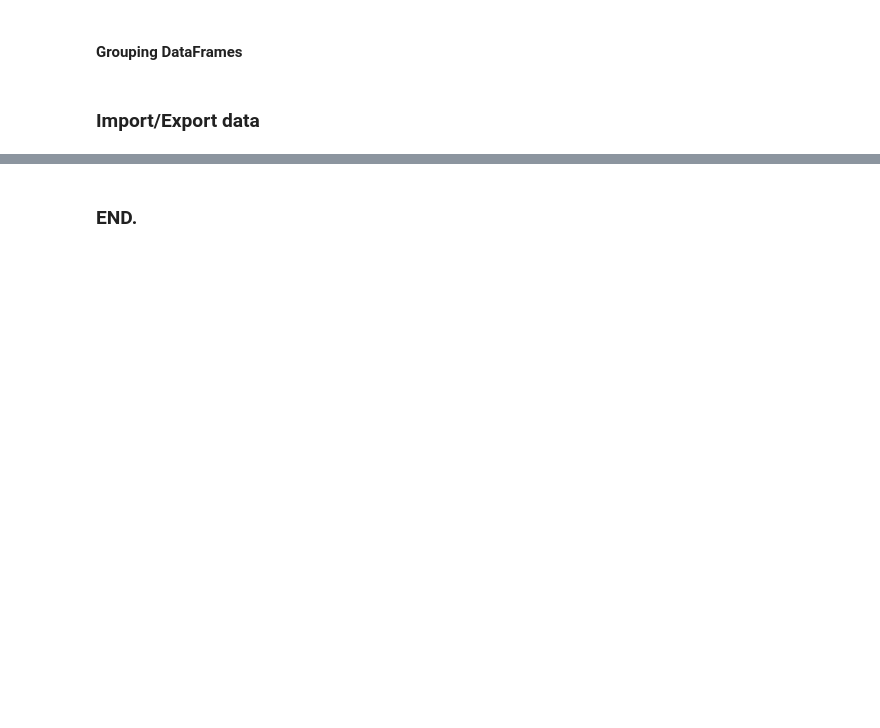
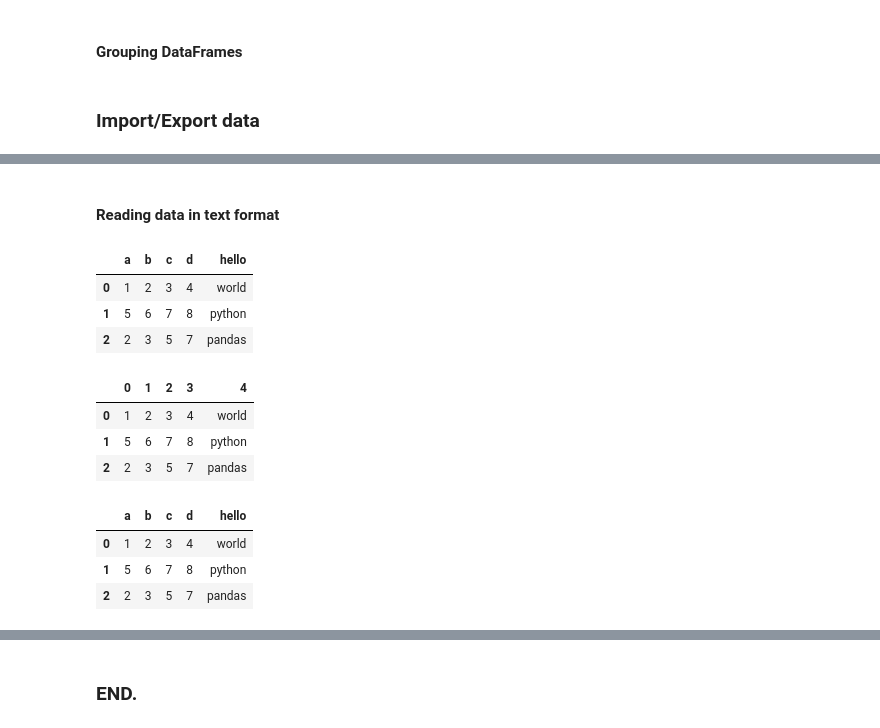
Before and after one commit to caiquemiranda/python-econometrics, a Jupyter notebook: 03-Data-formats-and-handling.ipynb, the cells around one changed output, grey strips where cells are left out. Drawn from its saved outputs; the diff is of its cells as text; code cells hidden in the pictures; blank space fills up the shorter version.

```diff
--- a/03-Data-formats-and-handling.ipynb
+++ b/03-Data-formats-and-handling.ipynb
@@ -661,0 +872,46 @@ res
+# %% [markdown]
+#### Reading data in text format
+# %%
+# Read table values
+
+df = pd.read_table("data/tab.txt", sep="|")
+df
+## a b c d hello
+## 0 1 2 3 4 world
+## 1 5 6 7 8 python
+## 2 2 3 5 7 pandas
+# %% [output]
+|  | a | b | c | d | hello |
+| 0 | 1 | 2 | 3 | 4 | world |
+| 1 | 5 | 6 | 7 | 8 | python |
+| 2 | 2 | 3 | 5 | 7 | pandas |
+# %%
+# Read CSV and header settings
+
+df = pd.read_csv("data/ex2.csv", header=None)
+df
+## 0 1 2 3 4
+## 0 1 2 3 4 world
+## 1 5 6 7 8 python
+## 2 2 3 5 7 pandas
+# %% [output]
+|  | 0 | 1 | 2 | 3 | 4 |
+| 0 | 1 | 2 | 3 | 4 | world |
+| 1 | 5 | 6 | 7 | 8 | python |
+| 2 | 2 | 3 | 5 | 7 | pandas |
+# %%
+# Read CSV and header names
+
+df = pd.read_csv("data/ex2.csv",
+                 names=["a", "b", "c", "d", "hello"])
+
+df
+## a b c d hello
+## 0 1 2 3 4 world
+## 1 5 6 7 8 python
+## 2 2 3 5 7 pandas
+# %% [output]
+|  | a | b | c | d | hello |
+| 0 | 1 | 2 | 3 | 4 | world |
+| 1 | 5 | 6 | 7 | 8 | python |
+| 2 | 2 | 3 | 5 | 7 | pandas |
```
Also changed, not shown: parts of 60 cells of this notebook, 8 other files.
